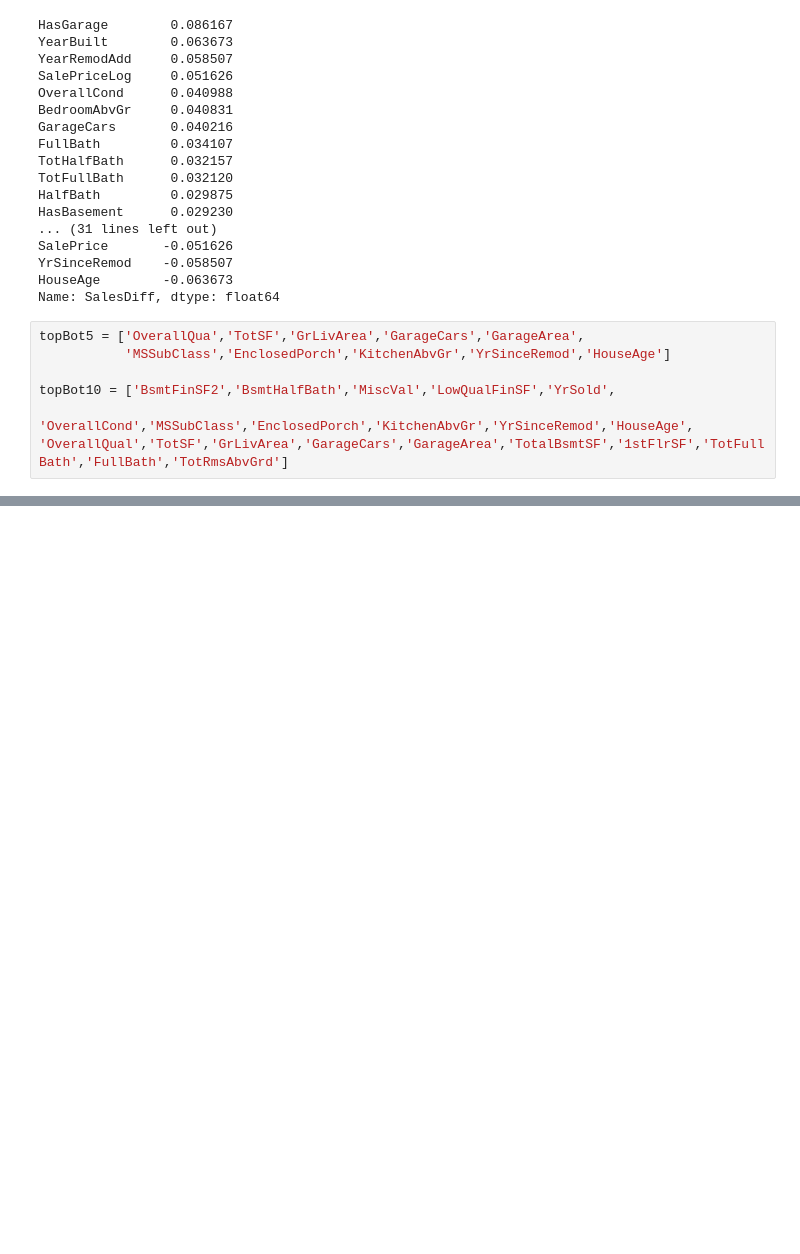
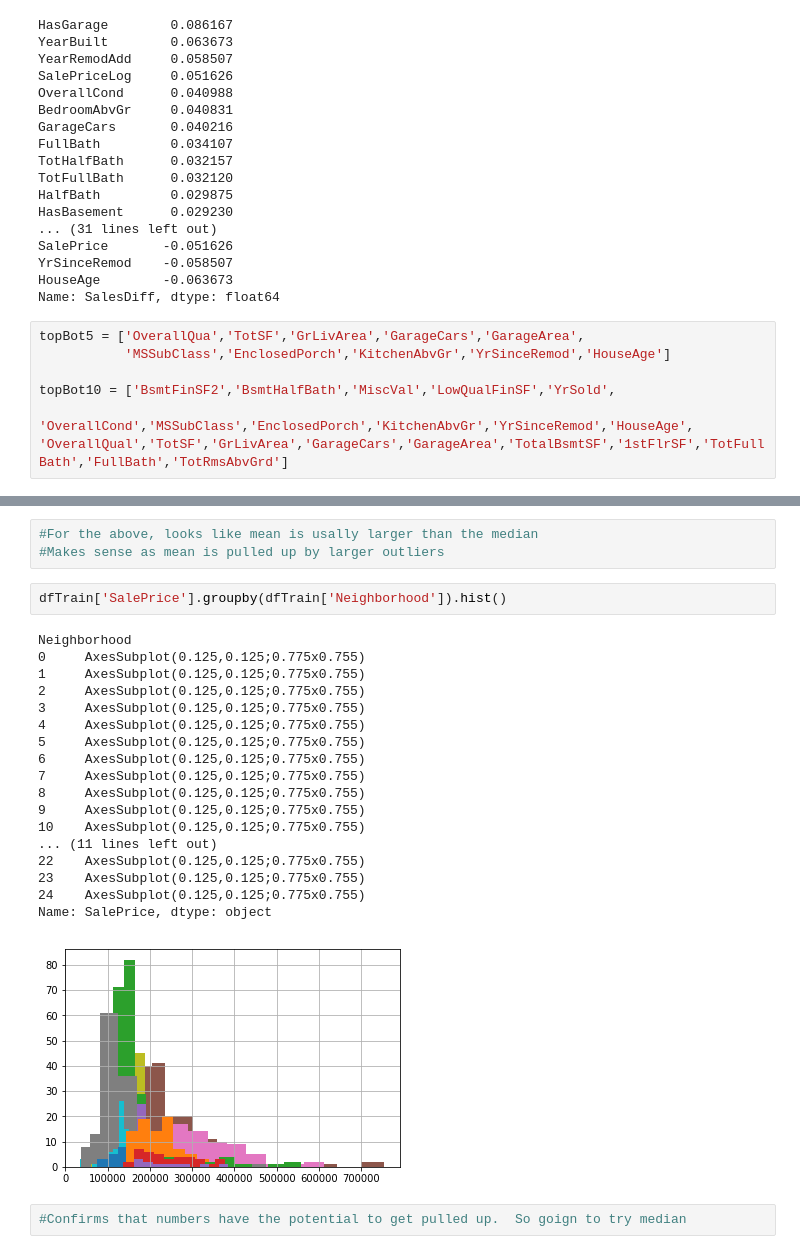
Before and after one commit to JohnErnestBonanno/HousingPrices, a Jupyter notebook: EDA_HousingPrices.ipynb, the cells around one changed output, grey strips where cells are left out. Cells and saved outputs as stored; diff of their text form; blank space fills up the shorter version.

```diff
--- a/EDA_HousingPrices.ipynb
+++ b/EDA_HousingPrices.ipynb
@@ -175 +159,27 @@ Name: SalePrice, dtype: float64
+# %%
+#For the above, looks like mean is usally larger than the median
+#Makes sense as mean is pulled up by larger outliers
+# %%
+dfTrain['SalePrice'].groupby(dfTrain['Neighborhood']).hist()
+# %% [output]
+Neighborhood
+0     AxesSubplot(0.125,0.125;0.775x0.755)
+1     AxesSubplot(0.125,0.125;0.775x0.755)
+2     AxesSubplot(0.125,0.125;0.775x0.755)
+3     AxesSubplot(0.125,0.125;0.775x0.755)
+4     AxesSubplot(0.125,0.125;0.775x0.755)
+5     AxesSubplot(0.125,0.125;0.775x0.755)
+6     AxesSubplot(0.125,0.125;0.775x0.755)
+7     AxesSubplot(0.125,0.125;0.775x0.755)
+8     AxesSubplot(0.125,0.125;0.775x0.755)
+9     AxesSubplot(0.125,0.125;0.775x0.755)
+10    AxesSubplot(0.125,0.125;0.775x0.755)
+... (11 lines left out)
+22    AxesSubplot(0.125,0.125;0.775x0.755)
+23    AxesSubplot(0.125,0.125;0.775x0.755)
+24    AxesSubplot(0.125,0.125;0.775x0.755)
+Name: SalePrice, dtype: object
+[figure, added]
+# %%
+#Confirms that numbers have the potential to get pulled up.  So goign to try median
 # %%
```
Also changed, not shown: parts of 23 cells of this notebook, 2 other files.
